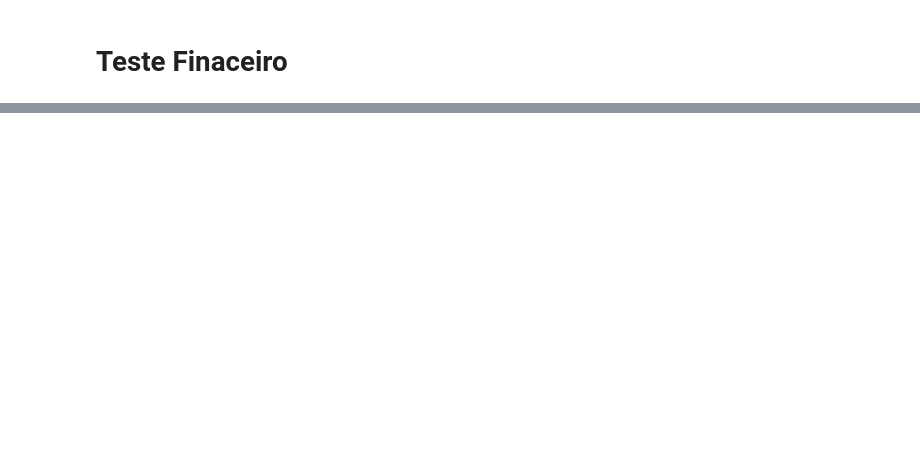
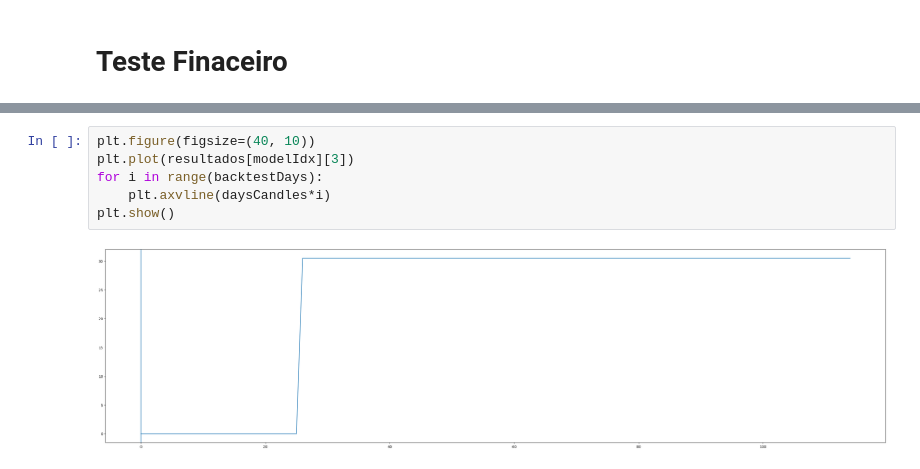
Before and after one commit to AurelioAquino92/tradingPredictor, a Jupyter notebook: cnn-M5-300-D1-200-test.ipynb, the cells around one changed output, grey strips where cells are left out. Drawn from its saved outputs; the diff is of its cells as text; blank space fills up the shorter version.

```diff
--- a/cnn-M5-300-D1-200-test.ipynb
+++ b/cnn-M5-300-D1-200-test.ipynb
@@ -168,0 +189,8 @@ plt.show()
+# %%
+plt.figure(figsize=(40, 10))
+plt.plot(resultados[modelIdx][3])
+for i in range(backtestDays):
+    plt.axvline(daysCandles*i)
+plt.show()
+# %% [output]
+[figure, added]
```
Also changed, not shown: parts of 7 cells of this notebook, 1 other file.
